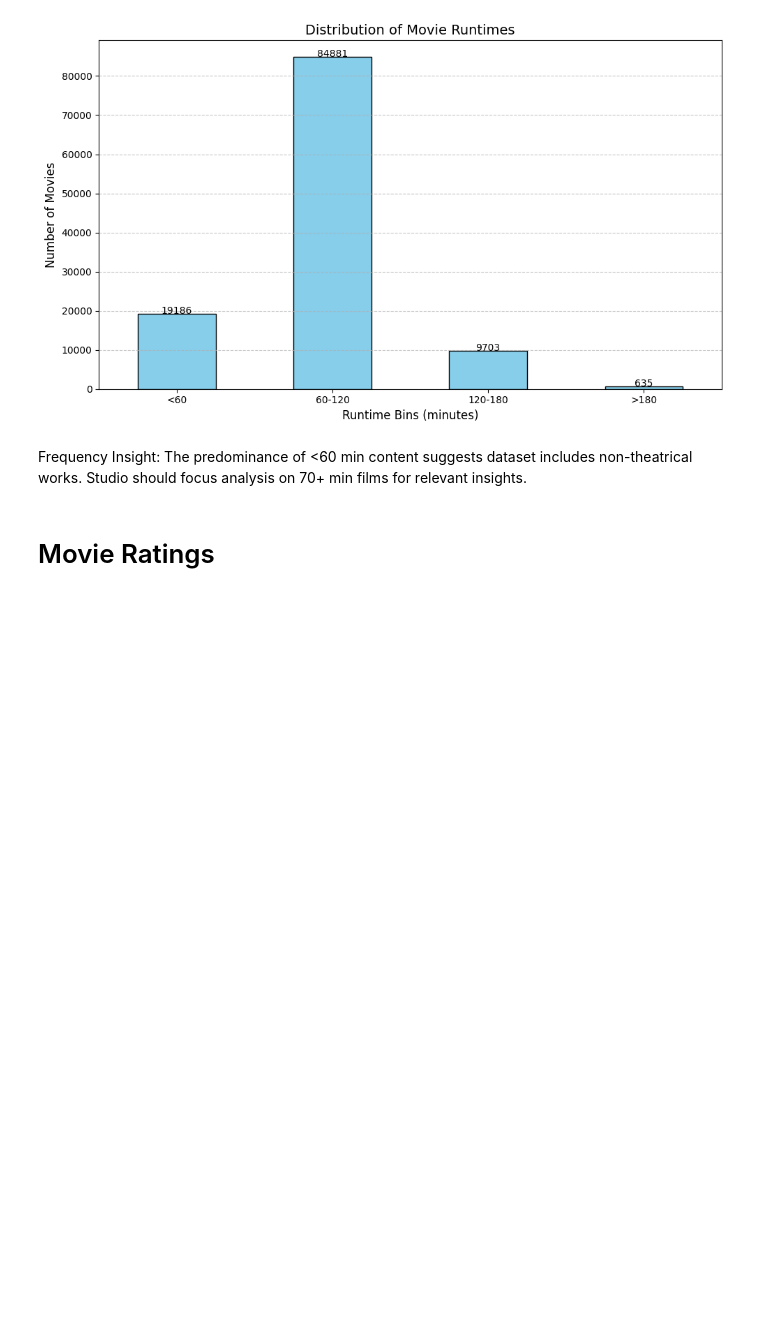
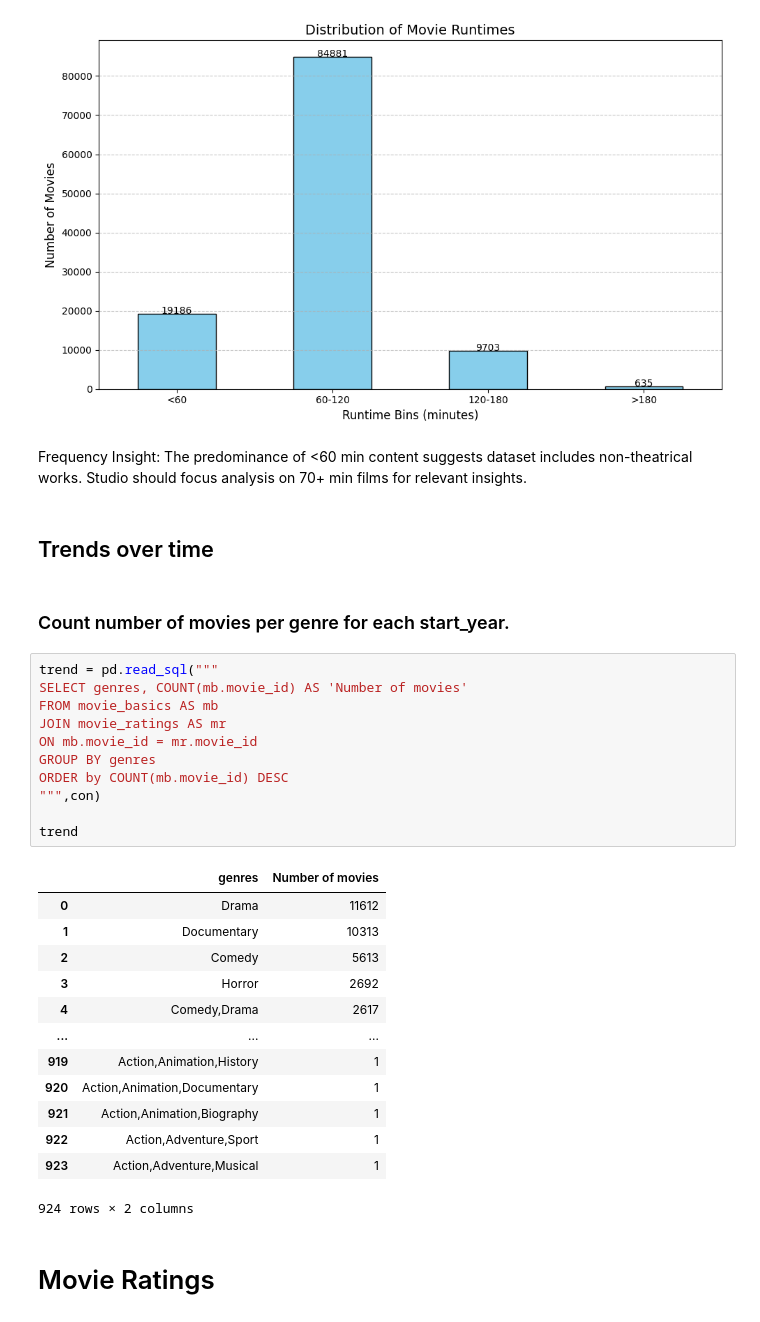
Before and after one commit to Hafsa-mohamed-Ad3n/Box-Office-Blueprint-Data-Driven-Insights-for-Microsoft-s-Movie-Studio-Launch, a Jupyter notebook: Database.ipynb, the cells around one changed output. Cells and saved outputs as stored; diff of their text form; blank space fills up the shorter version.

```diff
--- a/Database.ipynb
+++ b/Database.ipynb
@@ -431,6 +431,35 @@ plt.show()
 [figure]
 # %% [markdown]
 Frequency Insight: The predominance of <60 min content suggests dataset includes non-theatrical works. Studio should focus analysis on 70+ min films for relevant insights.
+# %% [markdown]
+## Trends over time
+# %% [markdown]
+### Count number of movies per genre for each start_year.
+# %%
+trend = pd.read_sql("""
+SELECT genres, COUNT(mb.movie_id) AS 'Number of movies'
+FROM movie_basics AS mb
+JOIN movie_ratings AS mr
+ON mb.movie_id = mr.movie_id
+GROUP BY genres
+ORDER by COUNT(mb.movie_id) DESC
+""",con)
+
+trend
+# %% [output]
+|  | genres | Number of movies |
+| 0 | Drama | 11612 |
+| 1 | Documentary | 10313 |
+| 2 | Comedy | 5613 |
+| 3 | Horror | 2692 |
+| 4 | Comedy,Drama | 2617 |
+| ... | ... | ... |
+| 919 | Action,Animation,History | 1 |
+| 920 | Action,Animation,Documentary | 1 |
+| 921 | Action,Animation,Biography | 1 |
+| 922 | Action,Adventure,Sport | 1 |
+| 923 | Action,Adventure,Musical | 1 |
+924 rows × 2 columns
 # %% [markdown]
 # Movie Ratings
 # %% [markdown]
```
Also changed, not shown: parts of 5 cells of this notebook, 2 other files.
